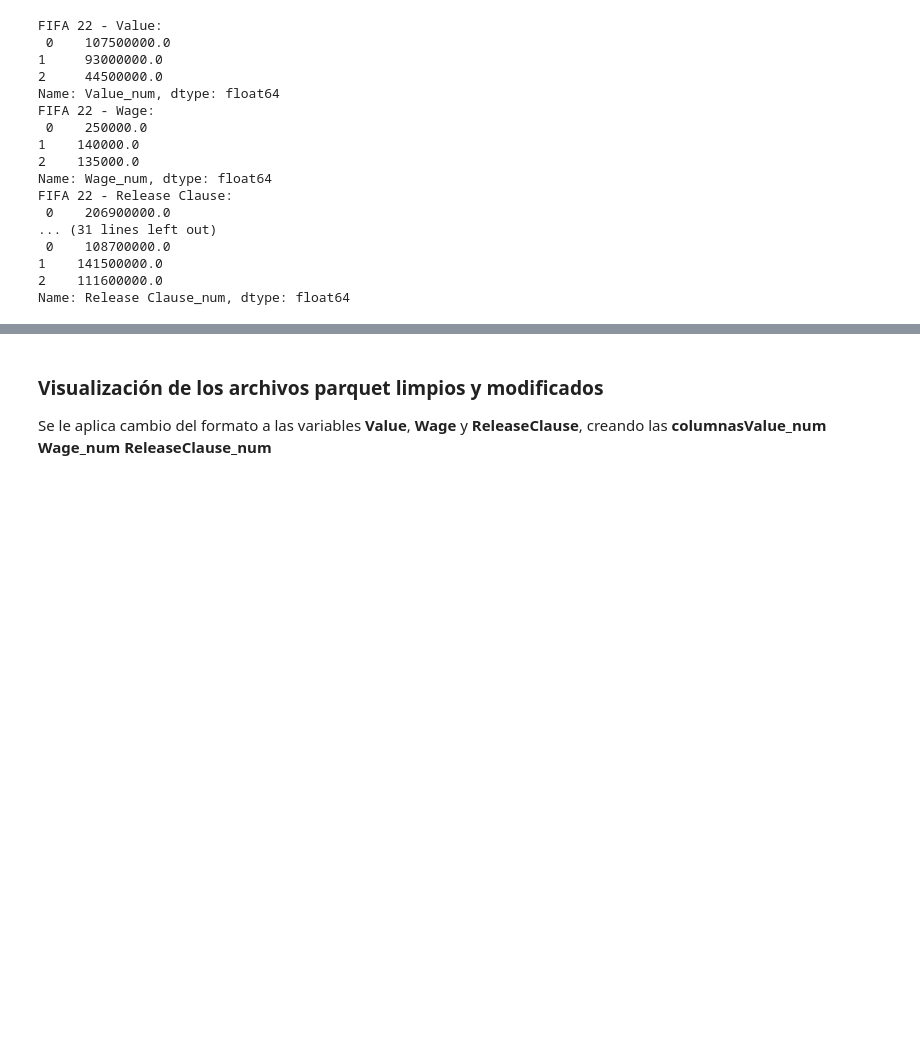
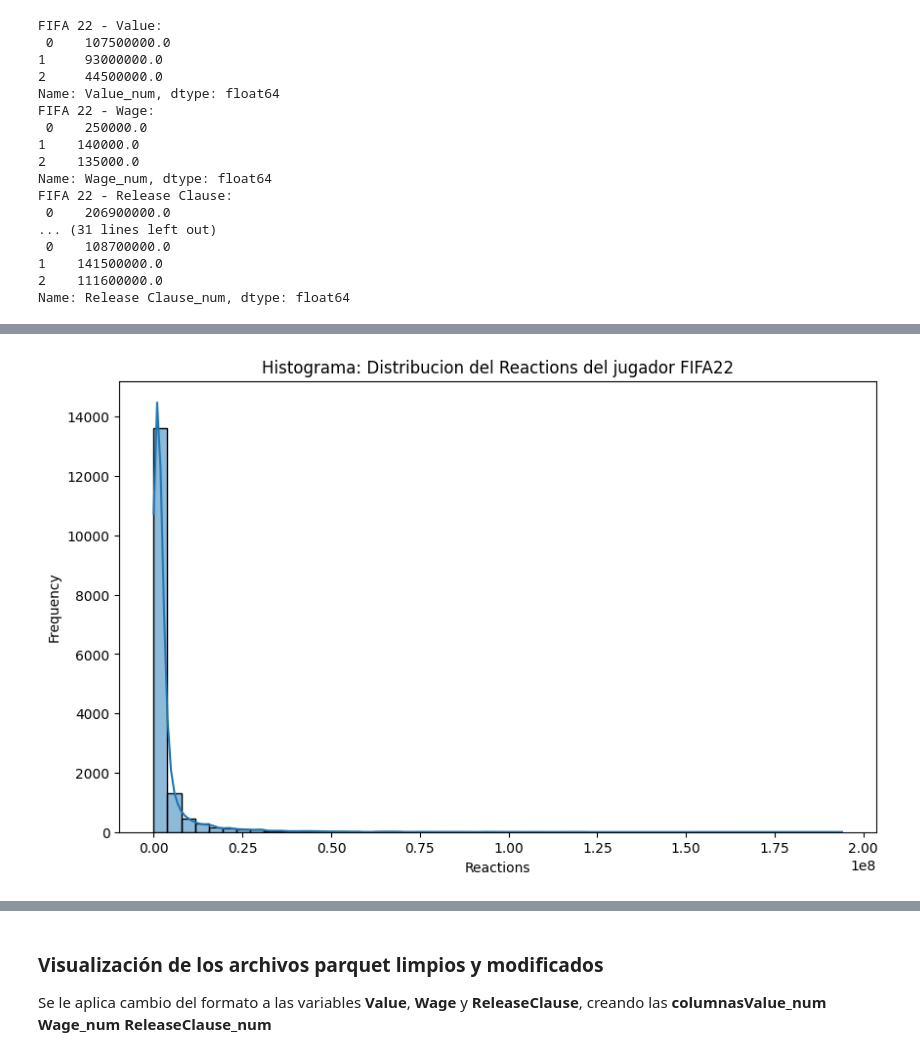
Before and after one commit to BrandonLCC/FIFA_ML_Kedro, a Jupyter notebook: machine-learning-project/notebooks/3_Data_Preparation.ipynb, the cells around one changed output, grey strips where cells are left out. Drawn from its saved outputs; the diff is of its cells as text; code cells hidden in the pictures; blank space fills up the shorter version.

Commit message:
Tecnica de log para la variable objetivo Value, distribuccion normal, eliminacion de caracteristicas, nuevos cambio de formato en caracteristicas claves como Height 	Weight y otros cambios.

```diff
--- a/machine-learning-project/notebooks/3_Data_Preparation.ipynb
+++ b/machine-learning-project/notebooks/3_Data_Preparation.ipynb
@@ -75,6 +76,11 @@ ID, Name, Photo, Flag, Club Logo. No aportan
 FIFA22_df.drop(columns=['Photo'], inplace=True)
 FIFA22_df.drop(columns=['Flag'], inplace=True)
 FIFA22_df.drop(columns=['Club Logo'], inplace=True)
+FIFA22_df.drop(columns=['Real Face'], inplace=True)
+
+##Columnas con una gran cantidad de valores nulos.
+FIFA22_df.drop(columns=['Loaned From'], inplace=True)
+FIFA22_df.drop(columns=['Marking'], inplace=True)
 # %% [markdown]
 Marking es la capacidad de marcar o defender del jugador, por lo que es una caracteristica que solo lo tienen jugadores de cierta posicion defensiva, por lo que al ser una variable que influye, se le ingresara valores cero a los datos nulos
 # %% [markdown]
@@ -223,0 +234,8 @@ Name: Release Clause_num, dtype: float64
+# %%
+plt.figure(figsize=(10, 6))
+sns.histplot(FIFA22_df['Value_num'], bins=50, kde=True)
+plt.title('Histograma: Distribucion del Reactions del jugador FIFA22')
+plt.xlabel('Reactions')
+plt.ylabel('Frequency')
+plt.show()
+# %% [output]
@@ -223,0 +243 @@ Name: Release Clause_num, dtype: float64
+[figure, added]
```
Also changed, not shown: parts of 10 cells of this notebook, 5 other files.
